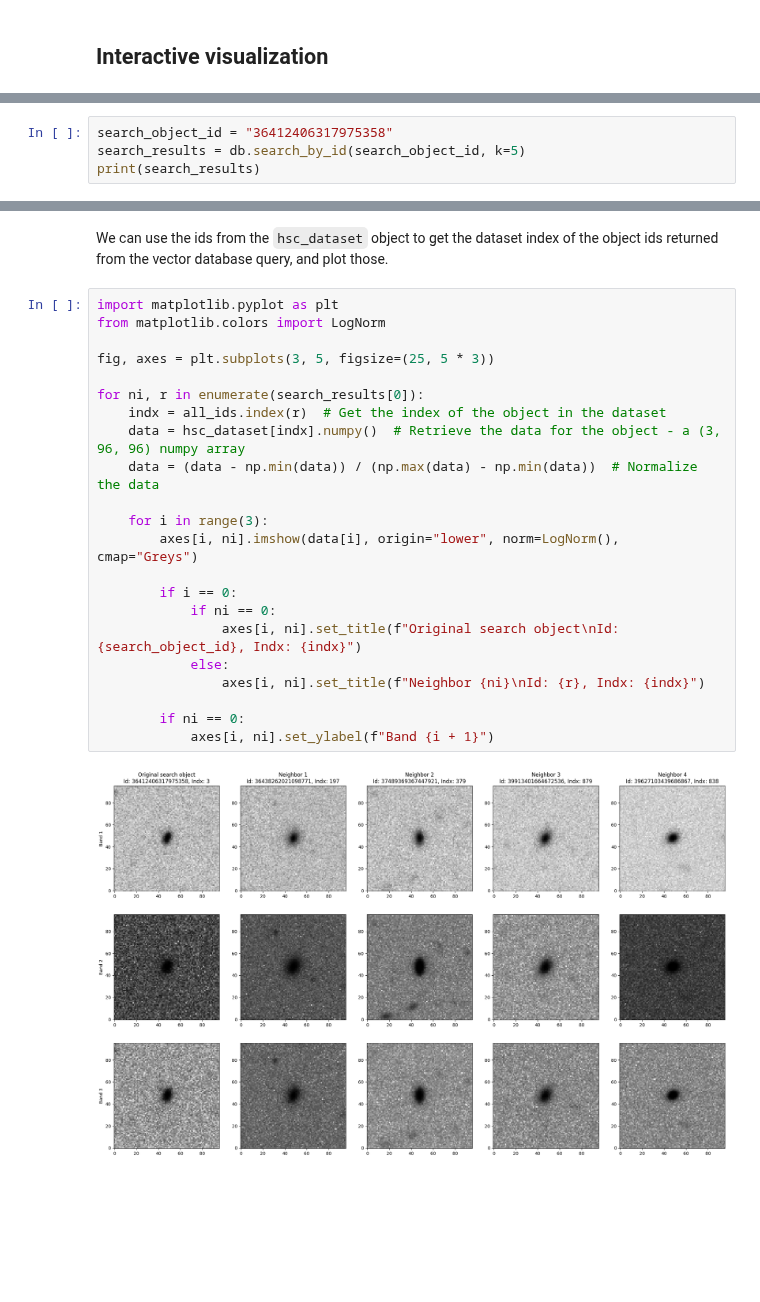
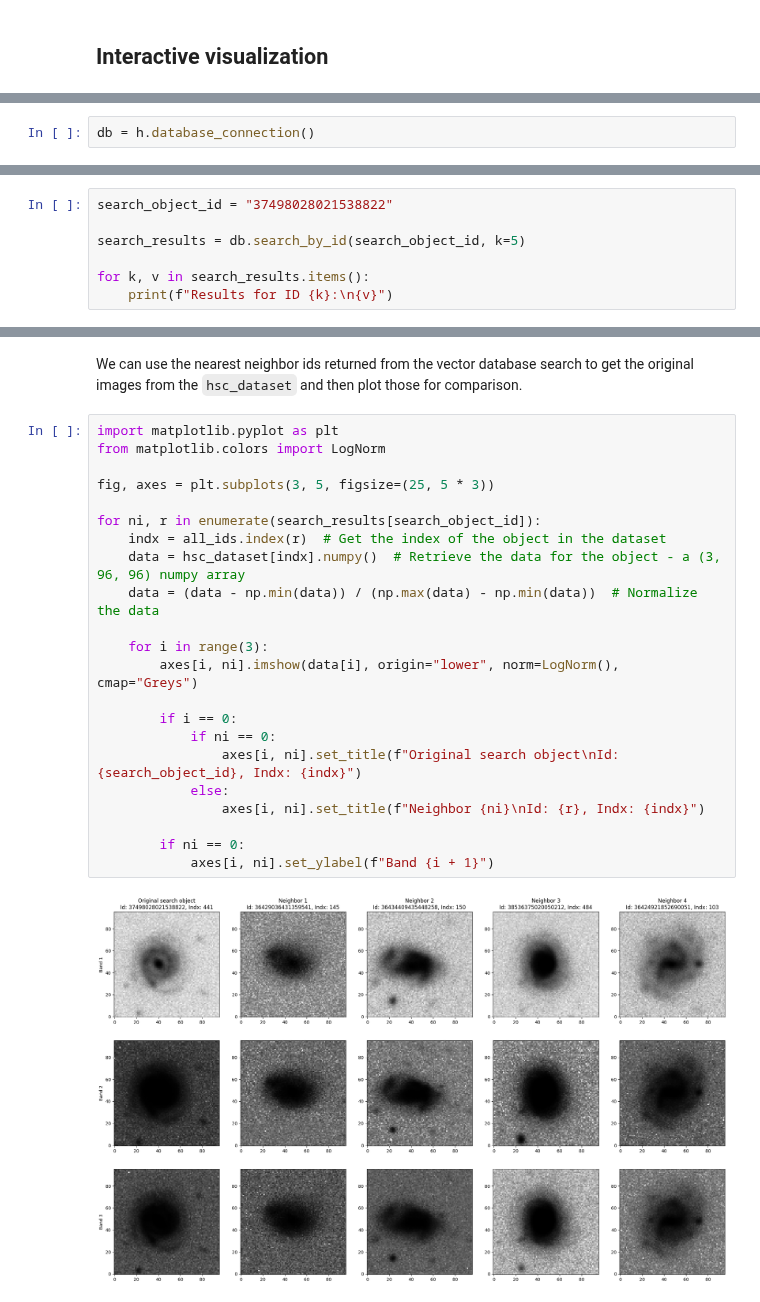
Before and after one commit to lincc-frameworks/hyrax, a Jupyter notebook: docs/pre_executed/hsc_train_to_similarity_search.ipynb, the cells around one changed output, grey strips where cells are left out. Saved outputs shown, nothing was run; the diff lists cells and outputs as text; blank space fills up the shorter version.

```diff
--- a/docs/pre_executed/hsc_train_to_similarity_search.ipynb
+++ b/docs/pre_executed/hsc_train_to_similarity_search.ipynb
@@ -241 +202,3 @@ db = ChromaDB({}, context)
+# %%
+db = h.database_connection()
 # %% [markdown]
@@ -247,5 +208,8 @@ Note: The ids of the neighbors are returned in order of increasing distance.
 # %%
-search_object_id = "36412406317975358"
+search_object_id = "37498028021538822"
+
 search_results = db.search_by_id(search_object_id, k=5)
-print(search_results)
+
+for k, v in search_results.items():
+    print(f"Results for ID {k}:\n{v}")
 # %% [output]
@@ -268,26 +233,26 @@ all_ids = list(hsc_dataset.ids())
 # %% [markdown]
-We can use the ids from the `hsc_dataset` object to get the dataset index of the object ids returned from the vector database query, and plot those.
+We can use the nearest neighbor ids returned from the vector database search to get the original images from the `hsc_dataset` and then plot those for comparison.
 # %%
 import matplotlib.pyplot as plt
 from matplotlib.colors import LogNorm
 
 fig, axes = plt.subplots(3, 5, figsize=(25, 5 * 3))
 
-for ni, r in enumerate(search_results[0]):
+for ni, r in enumerate(search_results[search_object_id]):
     indx = all_ids.index(r)  # Get the index of the object in the dataset
     data = hsc_dataset[indx].numpy()  # Retrieve the data for the object - a (3, 96, 96) numpy array
     data = (data - np.min(data)) / (np.max(data) - np.min(data))  # Normalize the data
 
     for i in range(3):
         axes[i, ni].imshow(data[i], origin="lower", norm=LogNorm(), cmap="Greys")
 
         if i == 0:
             if ni == 0:
                 axes[i, ni].set_title(f"Original search object\nId: {search_object_id}, Indx: {indx}")
             else:
                 axes[i, ni].set_title(f"Neighbor {ni}\nId: {r}, Indx: {indx}")
 
         if ni == 0:
             axes[i, ni].set_ylabel(f"Band {i + 1}")
 # %% [output]
-[figure, old version]
+[figure, new version]
```
Also changed, not shown: parts of 22 cells of this notebook.
